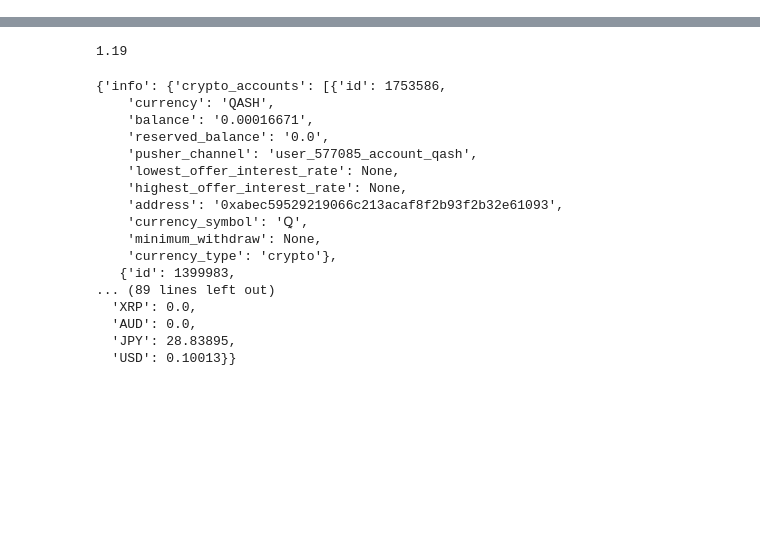
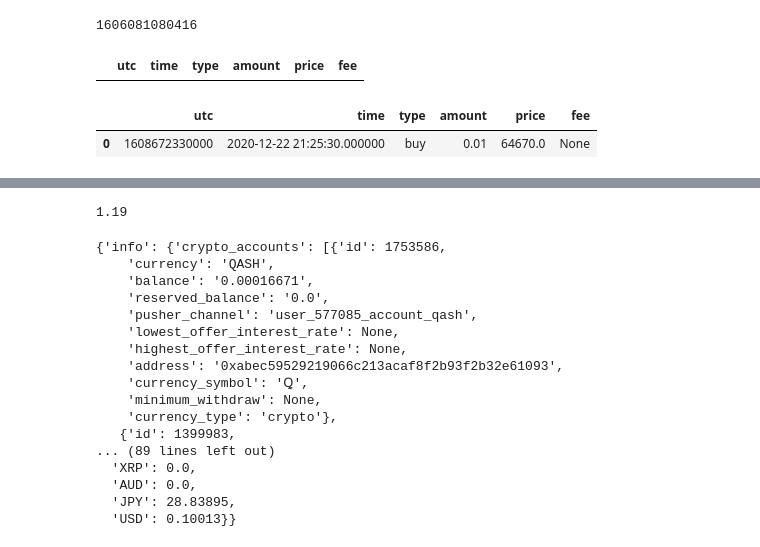
Before and after one commit to jianwang0212/napoli_gang, a Jupyter notebook: engine.ipynb, the cells around one changed output, grey strips where cells are left out. Cells and saved outputs as stored; diff of their text form; code cells hidden in the pictures; blank space fills up the shorter version.

Commit message:
modify the price cal module test trade with main session

```diff
--- a/engine.ipynb
+++ b/engine.ipynb
@@ -15,0 +36,4 @@ raw_data = liquid.fetch_balance()
+# %%
+liquid.milliseconds () - 86400000* 30
+# %% [output]
+1606081080416
@@ -15,0 +42,5 @@ raw_data = liquid.fetch_balance()
+# %%
+df = pd.DataFrame(columns=['utc','time','type','amount','price','fee'])
+df
+# %% [output]
+|  | utc | time | type | amount | price | fee |
@@ -15,0 +49,7 @@ raw_data = liquid.fetch_balance()
+# %%
+df.loc[len(df.index)] = x.split(",")
+# %%
+df
+# %% [output]
+|  | utc | time | type | amount | price | fee |
+| 0 | 1608672330000 | 2020-12-22 21:25:30.000000 | buy | 0.01 | 64670.0 | None |
```
Also changed, not shown: parts of 11 cells of this notebook, 3 other files.
